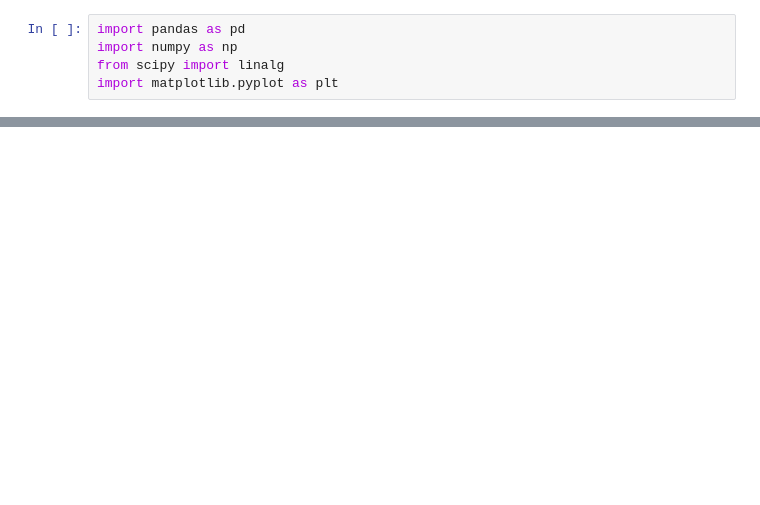
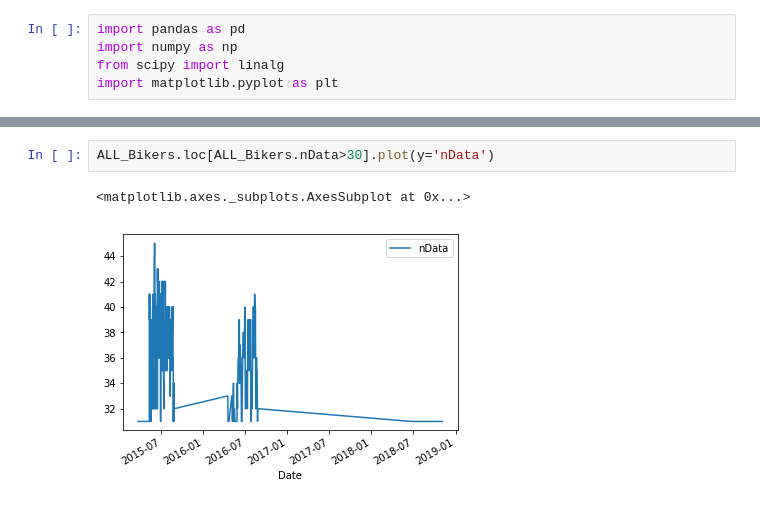
Before and after one commit to srenoes/ShortCut-HSL-group-work, a Jupyter notebook: renoes/Untitled.ipynb, the cells around one changed output, grey strips where cells are left out. Cells and saved outputs as stored; diff of their text form; blank space fills up the shorter version.

```diff
--- a/renoes/Untitled.ipynb
+++ b/renoes/Untitled.ipynb
@@ -23,0 +64,5 @@ cIndex_Vantaa=pd.Index(['Weekday', 'Asolanvayla P', 'Asolanvayla E', 'Hakunilant
+# %%
+ALL_Bikers.loc[ALL_Bikers.nData>30].plot(y='nData')
+# %% [output]
+<matplotlib.axes._subplots.AxesSubplot at 0x...>
+[figure, added]
```
Also changed, not shown: parts of 2 cells of this notebook, 1 other file.
